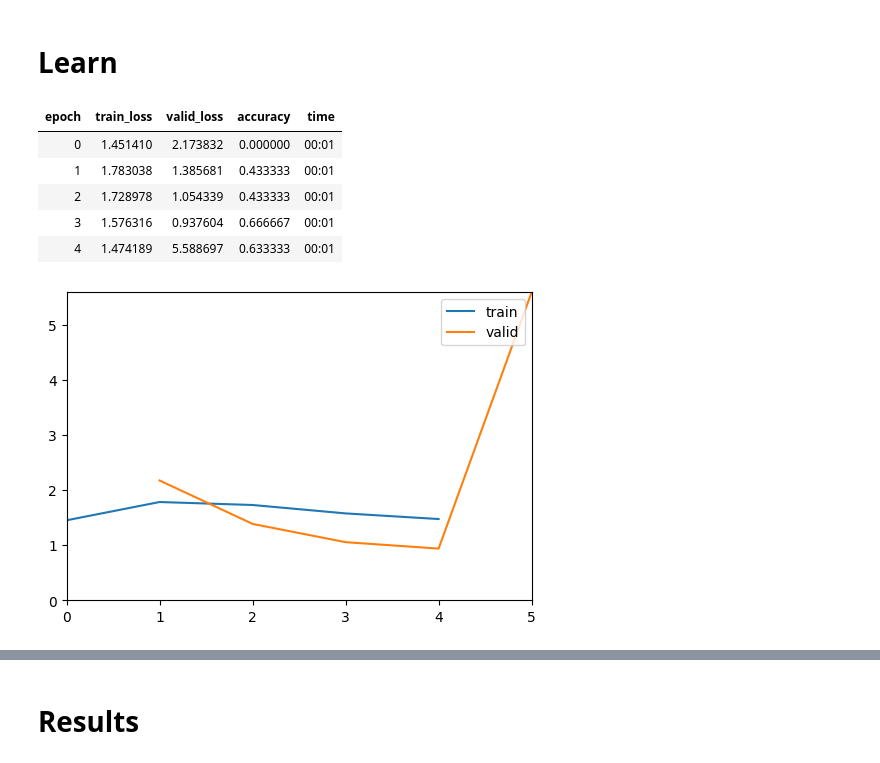
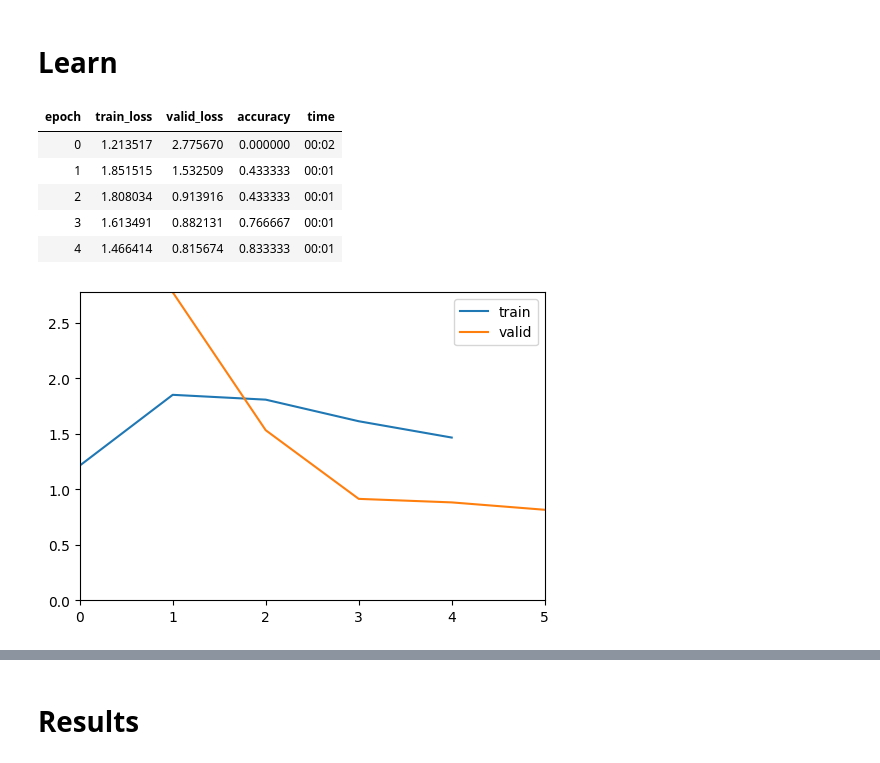
Before and after one commit to lilacs2039/FlipBackprop-pytorch, a Jupyter notebook: v2/02_experiment_full-binary-NN.ipynb, the cells around one changed output, grey strips where cells are left out. Cells and saved outputs as stored; diff of their text form; code cells hidden in the pictures.

```diff
--- a/v2/02_experiment_full-binary-NN.ipynb
+++ b/v2/02_experiment_full-binary-NN.ipynb
@@ -194,15 +195,16 @@ learn = Learner(dls, model, loss_func=CrossEntropyLossFlat(), metrics=accuracy,
 # learn.lr_find()
 # %%
 learn.dls.bs=32  #64
+bnn.update_permission_coef = 0
 learn.fit_one_cycle(5, lr_max=1e-2)
 # %% [output]
 | epoch | train_loss | valid_loss | accuracy | time |
-| 0 | 1.451410 | 2.173832 | 0.000000 | 00:01 |
-| 1 | 1.783038 | 1.385681 | 0.433333 | 00:01 |
-| 2 | 1.728978 | 1.054339 | 0.433333 | 00:01 |
-| 3 | 1.576316 | 0.937604 | 0.666667 | 00:01 |
-| 4 | 1.474189 | 5.588697 | 0.633333 | 00:01 |
+| 0 | 1.213517 | 2.775670 | 0.000000 | 00:02 |
+| 1 | 1.851515 | 1.532509 | 0.433333 | 00:01 |
+| 2 | 1.808034 | 0.913916 | 0.433333 | 00:01 |
+| 3 | 1.613491 | 0.882131 | 0.766667 | 00:01 |
+| 4 | 1.466414 | 0.815674 | 0.833333 | 00:01 |
-[figure, old version]
+[figure, new version]
 # %%
 bnn.logger.createHeatmaps()
 # %% [output]
```
Also changed, not shown: parts of 8 cells of this notebook, 3 other files.
